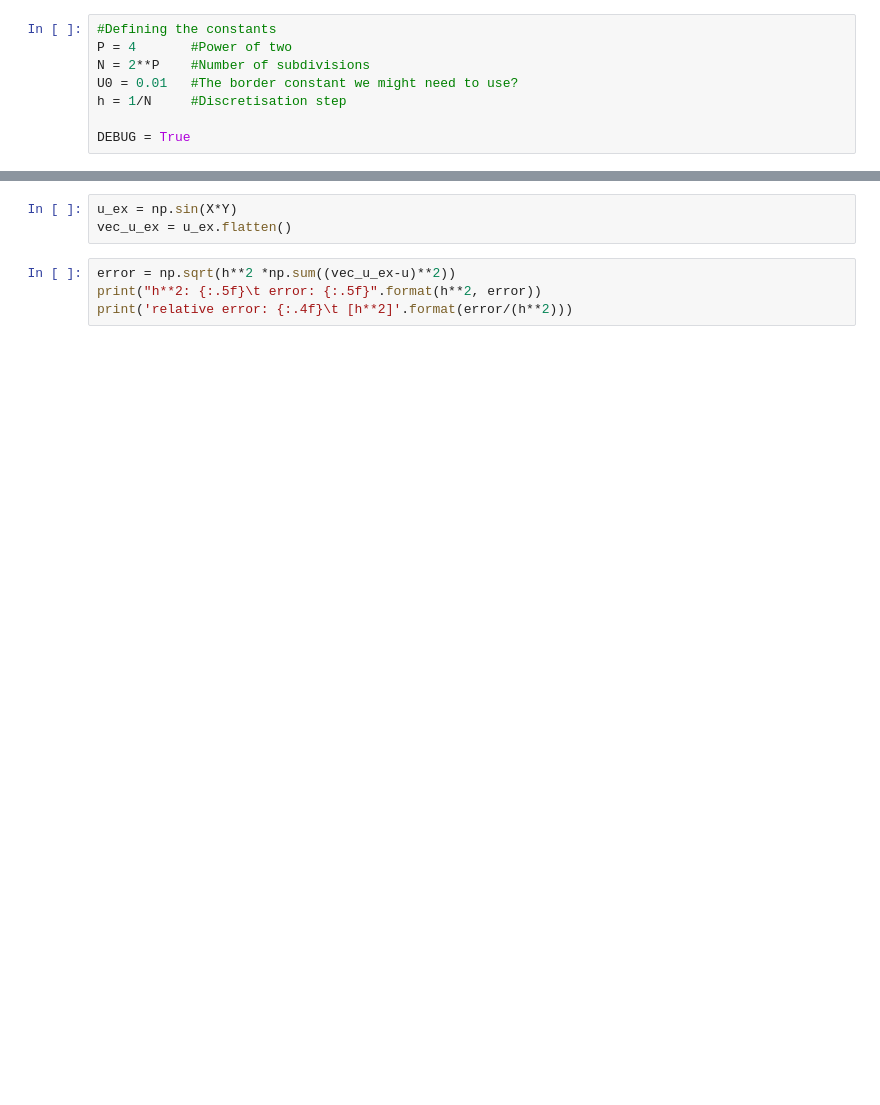
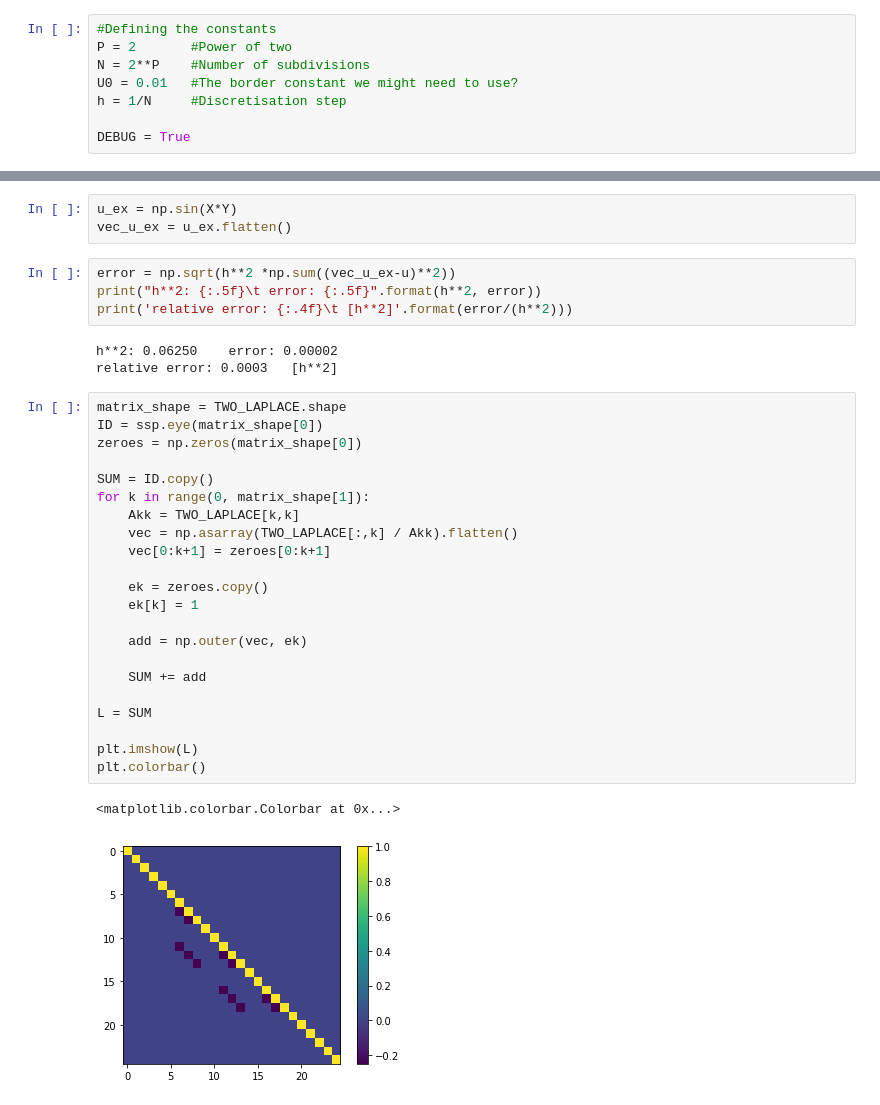
Before and after one commit to SangersJeroen/WI4201, a Jupyter notebook: tensor.ipynb, the cells around one changed output, grey strips where cells are left out. Drawn from its saved outputs; the diff is of its cells as text; blank space fills up the shorter version.

```diff
--- a/tensor.ipynb
+++ b/tensor.ipynb
@@ -7,7 +7,7 @@ from scipy.sparse.linalg import spsolve, splu
 from collections.abc import Callable
 # %%
 #Defining the constants
-P = 4		#Power of two
+P = 2		#Power of two
 N = 2**P	#Number of subdivisions
 U0 = 0.01 	#The border constant we might need to use?
 h = 1/N		#Discretisation step
@@ -210,3 +241,31 @@ vec_u_ex = u_ex.flatten()
 error = np.sqrt(h**2 *np.sum((vec_u_ex-u)**2))
 print("h**2: {:.5f}\t error: {:.5f}".format(h**2, error))
 print('relative error: {:.4f}\t [h**2]'.format(error/(h**2)))
+# %% [output]
+h**2: 0.06250    error: 0.00002
+relative error: 0.0003   [h**2]
+# %%
+matrix_shape = TWO_LAPLACE.shape
+ID = ssp.eye(matrix_shape[0])
+zeroes = np.zeros(matrix_shape[0])
+
+SUM = ID.copy()
+for k in range(0, matrix_shape[1]):
+	Akk = TWO_LAPLACE[k,k]
+	vec = np.asarray(TWO_LAPLACE[:,k] / Akk).flatten()
+	vec[0:k+1] = zeroes[0:k+1]
+
+	ek = zeroes.copy()
+	ek[k] = 1
+
+	add = np.outer(vec, ek)
+
+	SUM += add
+
+L = SUM
+
+plt.imshow(L)
+plt.colorbar()
+# %% [output]
+<matplotlib.colorbar.Colorbar at 0x...>
+[figure, added]
```
Also changed, not shown: parts of 14 cells of this notebook.
